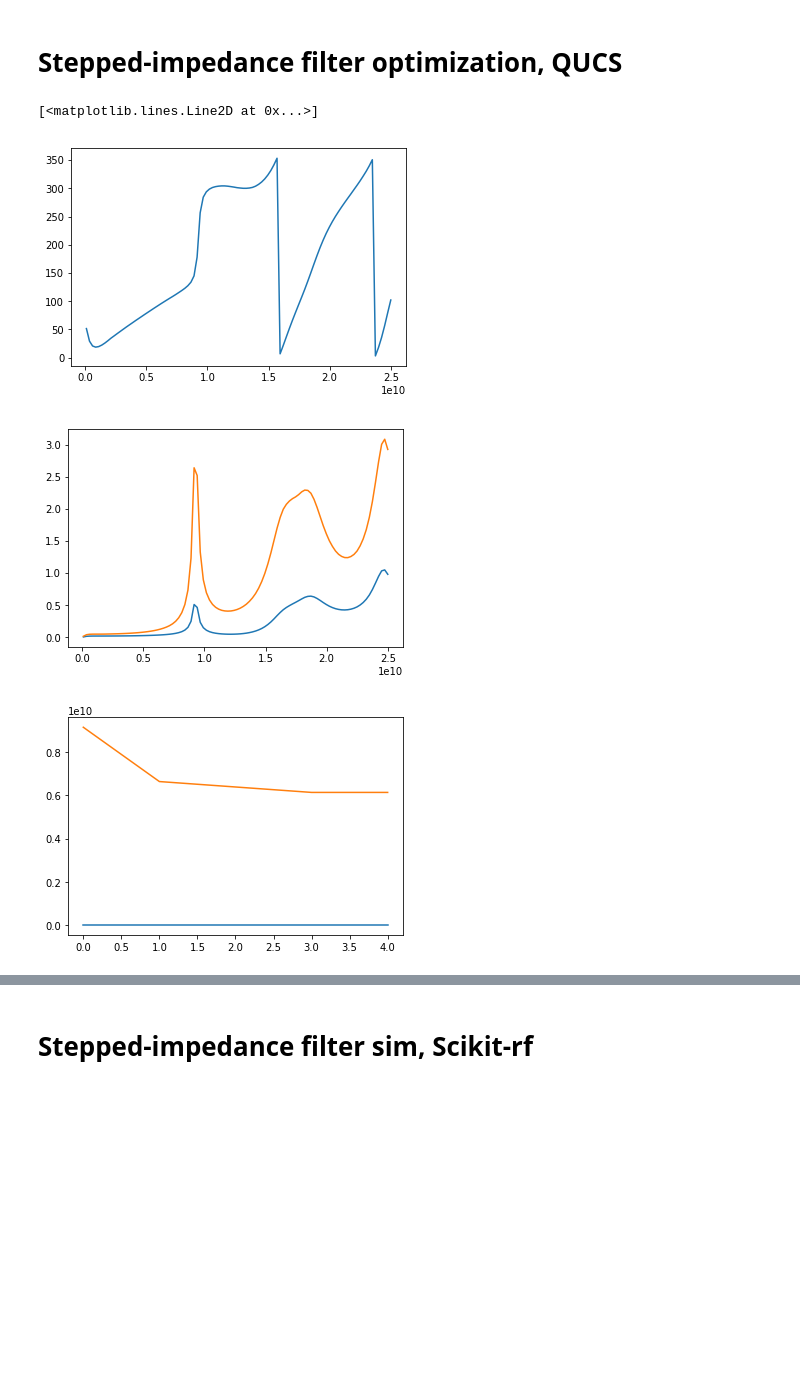
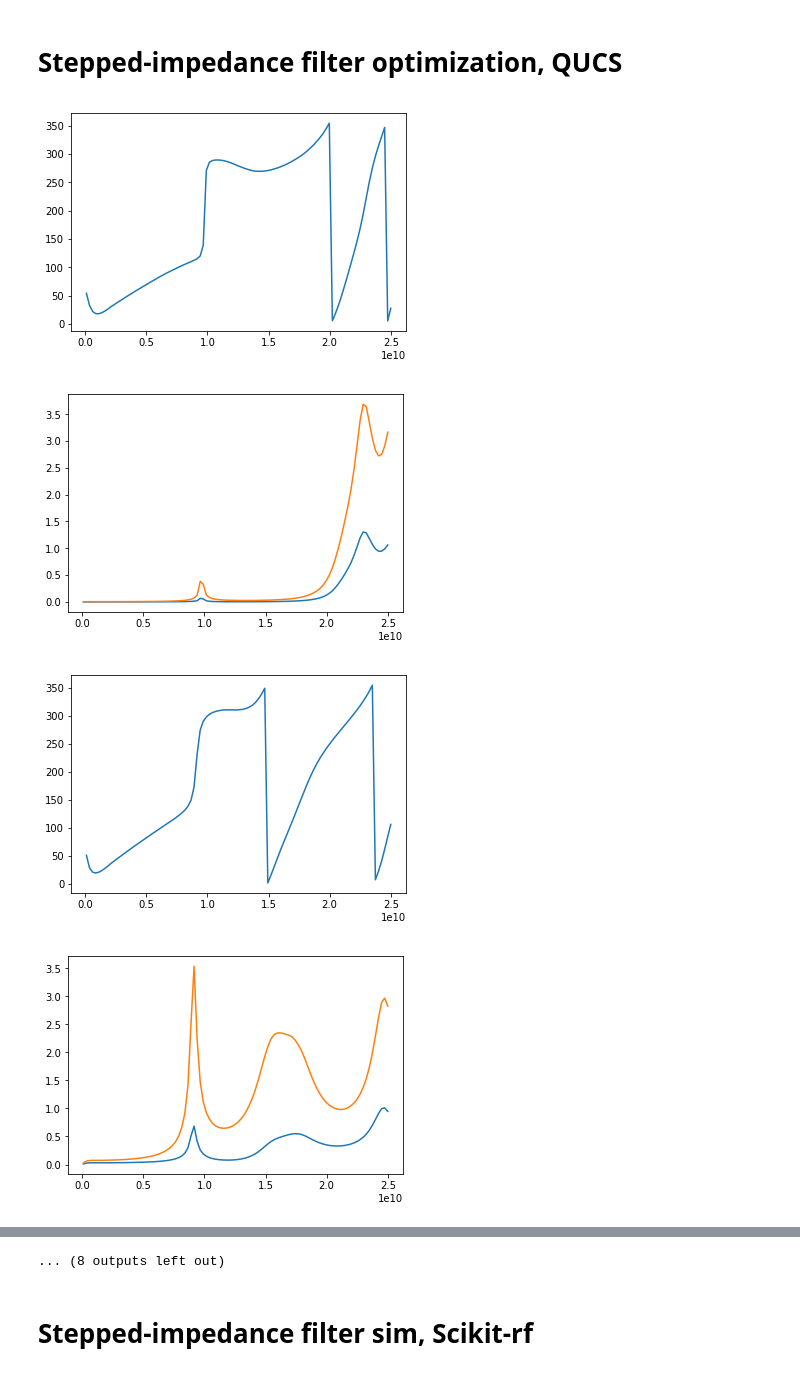
Before and after one commit to 0xDBFB7/covidinator, a Jupyter notebook: documents/global.ipynb, the cells around one changed output, grey strips where cells are left out. Saved outputs shown, nothing was run; the diff lists cells and outputs as text; code cells hidden in the pictures; blank space fills up the shorter version.

```diff
--- a/documents/global.ipynb
+++ b/documents/global.ipynb
@@ -406,47 +406,48 @@ def cost_function(x):
     min_phase = min(peak_phases)
     min_gains = min(peak_gains)
     span = (max(peak_freqs) - min(peak_freqs))
 
     center_freq = ((max(peak_freqs) - min(peak_freqs))/2.0) + min(peak_freqs)
 
     Coeff1 = 1.0/360.0
     Coeff2 = 1.0/4e9
     Coeff3 = 1.0/8e9
     Coeff4 = 1.0
 
     print(min_phase)
 #     print(min_gains)
 #     print(span)
     sleep(0.1)
     cost = (Coeff1 * (360.0 - min_phase))
 #     cost = (Coeff1 * (360.0 - min_phase)) + (Coeff2 * abs((4e9 - span))) +  \
 #                 (Coeff3 * abs((8e9 - center_freq))) + (Coeff4 * abs((1.0 - min_gains)))
     print(cost)
     return cost
 
-# for i in np.linspace(0.05, 2, 10):
+for i in np.linspace(0.05, 2, 10):
 #     peak_freqs, peak_phases, peak_gains = freq_sweep([2.955, 0.45, 0.01, i])
 #     print(min(peak_phases))
 
-const = 1.0
-freq, Vfb, phases, Vamp2 = run_sim([2.955*const, 0.45*const, 0.01, 0.2], 0.3, net_file, data_file)
+    const = 1.0
+    freq, Vfb, phases, Vamp2 = run_sim([2.955*const, 0.45*const, 0.01, i], 0.3, net_file, data_file)
 
-plt.plot(freq, phases)
-Vfb_magnitude = [abs(i) for i in Vfb]
-Vamp2_magnitude = [abs(i) for i in Vamp2]
-plt.figure()
-plt.plot(freq, Vfb_magnitude)
-plt.plot(freq, Vamp2_magnitude)
+    plt.figure()
+    plt.plot(freq, phases)
+    Vfb_magnitude = [abs(i) for i in Vfb]
+    Vamp2_magnitude = [abs(i) for i in Vamp2]
+    plt.figure()
+    plt.plot(freq, Vfb_magnitude)
+    plt.plot(freq, Vamp2_magnitude)
 
-peak_freqs, peak_phases, peak_gains = freq_sweep([2.955*const, 0.45*const, 0.01, 0.2])
-plt.figure()
-plt.plot(peak_phases)
-plt.plot(peak_freqs)
+#     peak_freqs, peak_phases, peak_gains = freq_sweep([2.955*const, 0.45*const, 0.01, i])
+#     plt.figure()
+#     plt.plot(peak_phases)
+    #plt.plot(peak_freqs)
 #minimize(cost_function, [2.955, 0.45, 0.17], bounds=[(0.5,5),(0.5,5.0),(0.1,10)], options={"disp":True})
 
 #minimize(cost_function, [2.955, 0.45, 1, 0.17], bounds=[(0.5,5),(0.5,5.0),(0.1,10)], options={"disp":True})
 # %% [output]
-[<matplotlib.lines.Line2D at 0x...>]
-[figure, old version]
+[figure, new version]
-[figure, old version]
+[figure, new version]
-[figure, old version]
+[figure, new version]
+[figure, added]
@@ -453,3 +462,4 @@ plt.plot(peak_freqs)
+... (8 outputs left out)
 # %% [markdown]
 # Stepped-impedance filter sim, Scikit-rf
 # %%
```
Also changed, not shown: parts of 1 cell of this notebook, 2 other files.
